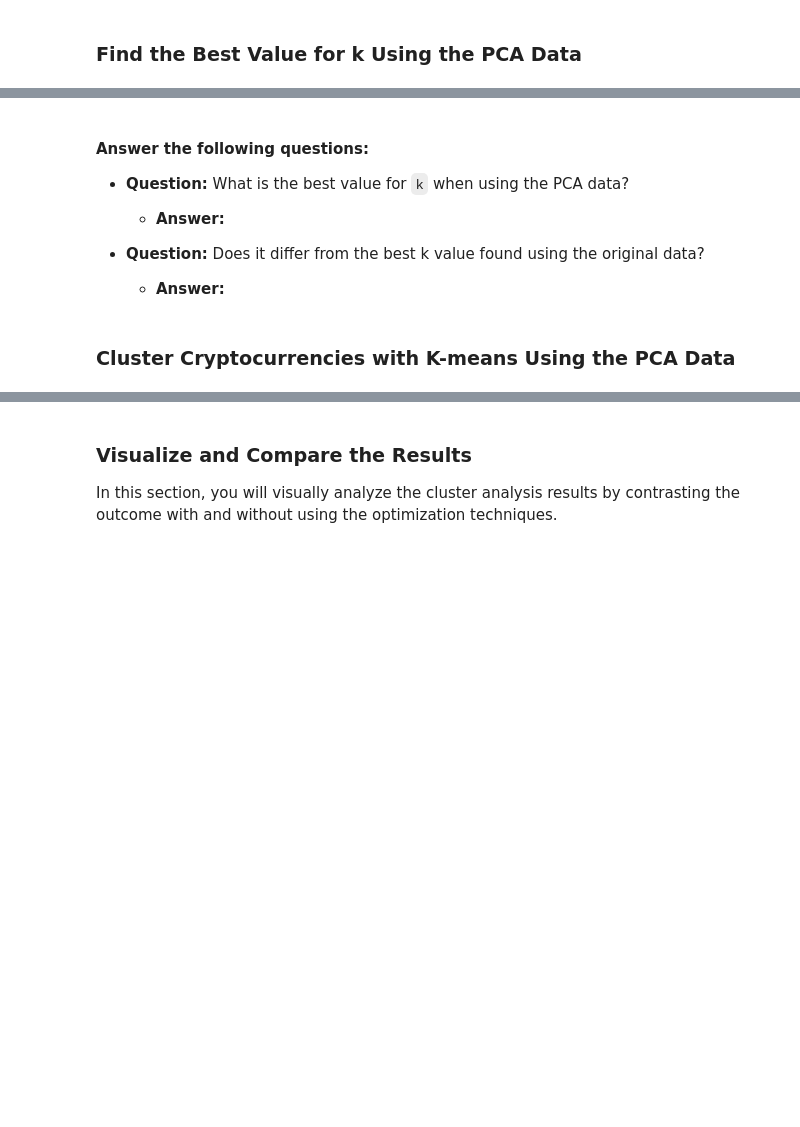
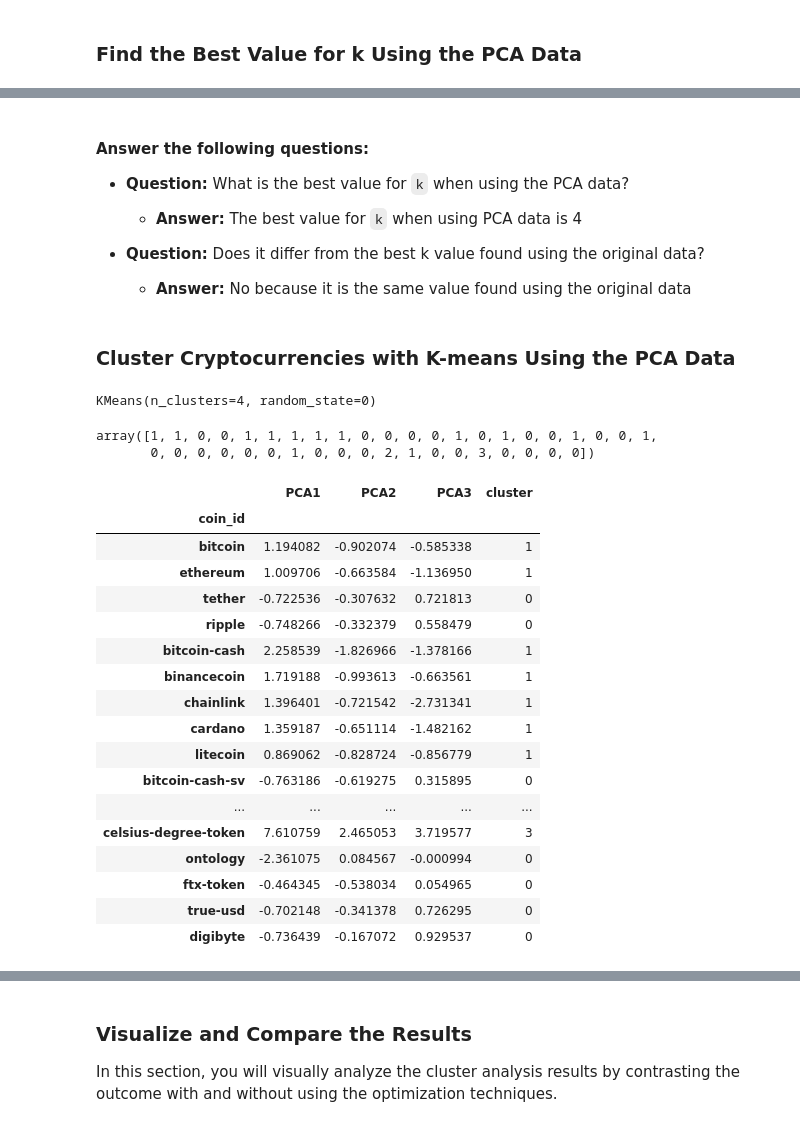
Before and after one commit to brianquintero1/CryptoClustering, a Jupyter notebook: Crypto_Clustering.ipynb, the cells around one changed output, grey strips where cells are left out. Saved outputs shown, nothing was run; the diff lists cells and outputs as text; code cells hidden in the pictures; blank space fills up the shorter version.

```diff
--- a/Crypto_Clustering.ipynb
+++ b/Crypto_Clustering.ipynb
@@ -263,11 +313,15 @@ df_scaled_copy.hvplot.scatter(
 # %%
 # Create an empty list to store the inertia values
-
+inertia_value2 = []
 
 # Create a for loop to compute the inertia with each possible value of k
 # Inside the loop:
 # 1. Create a KMeans model using the loop counter for the n_clusters
 # 2. Fit the model to the data using `df_market_data_pca`
 # 3. Append the model.inertia_ to the inertia list
+for k in k_value2:
+    k_mean2 = KMeans(n_clusters=k, random_state=0)
+    k_mean2.fit(df_pca)
+    inertia_value2.append(k_mean2.inertia_)
 # %%
 # Create a dictionary with the data to plot the Elbow curve
@@ -281,30 +364,64 @@ df_scaled_copy.hvplot.scatter(
 
 * **Question:** What is the best value for `k` when using the PCA data?
 
-  * **Answer:**
+  * **Answer:** The best value for `k` when using PCA data is 4
 
 
 * **Question:** Does it differ from the best k value found using the original data?
 
-  * **Answer:**
+  * **Answer:** No because it is the same value found using the original data
 # %% [markdown]
 ### Cluster Cryptocurrencies with K-means Using the PCA Data
 # %%
 # Initialize the K-Means model using the best value for k
+kmeans_model2 = KMeans(n_clusters=optimal_k, random_state = 0)
 # %%
 # Fit the K-Means model using the PCA data
+kmeans_model2.fit(df_pca)
+# %% [output]
+KMeans(n_clusters=4, random_state=0)
 # %%
 # Predict the clusters to group the cryptocurrencies using the PCA data
+kmeans_predictions = kmeans_model2.predict(df_pca)
 
 # Print the resulting array of cluster values.
+kmeans_predictions
+# %% [output]
+array([1, 1, 0, 0, 1, 1, 1, 1, 1, 0, 0, 0, 0, 1, 0, 1, 0, 0, 1, 0, 0, 1,
+       0, 0, 0, 0, 0, 0, 1, 0, 0, 0, 2, 1, 0, 0, 3, 0, 0, 0, 0])
 # %%
 # Create a copy of the DataFrame with the PCA data
-
+df_pca_copy = df_pca.copy()
+df_pca_copy
 
 # Add a new column to the DataFrame with the predicted clusters
+df_pca_copy['cluster'] = kmeans_predictions
 
+bold_df_pca_copy = df_pca_copy.style.set_table_styles([
+    {'selector': 'th', 'props': [('font-weight', 'bold')]}
+])
 
 # Display sample data
+bold_df_pca_copy
+# %% [output]
+|  | PCA1 | PCA2 | PCA3 | cluster |
+| coin_id |  |  |  |  |
+| bitcoin | 1.194082 | -0.902074 | -0.585338 | 1 |
+| ethereum | 1.009706 | -0.663584 | -1.136950 | 1 |
+| tether | -0.722536 | -0.307632 | 0.721813 | 0 |
+| ripple | -0.748266 | -0.332379 | 0.558479 | 0 |
+| bitcoin-cash | 2.258539 | -1.826966 | -1.378166 | 1 |
+| binancecoin | 1.719188 | -0.993613 | -0.663561 | 1 |
+| chainlink | 1.396401 | -0.721542 | -2.731341 | 1 |
+| cardano | 1.359187 | -0.651114 | -1.482162 | 1 |
+| litecoin | 0.869062 | -0.828724 | -0.856779 | 1 |
+| bitcoin-cash-sv | -0.763186 | -0.619275 | 0.315895 | 0 |
+| ... | ... | ... | ... | ... |
+| celsius-degree-token | 7.610759 | 2.465053 | 3.719577 | 3 |
+| ontology | -2.361075 | 0.084567 | -0.000994 | 0 |
+| ftx-token | -0.464345 | -0.538034 | 0.054965 | 0 |
+| true-usd | -0.702148 | -0.341378 | 0.726295 | 0 |
+| digibyte | -0.736439 | -0.167072 | 0.929537 | 0 |
 # %%
 # Create a scatter plot using hvPlot by setting
 # `x="PC1"` and `y="PC2"`.
```
Also changed, not shown: parts of 19 cells of this notebook.
